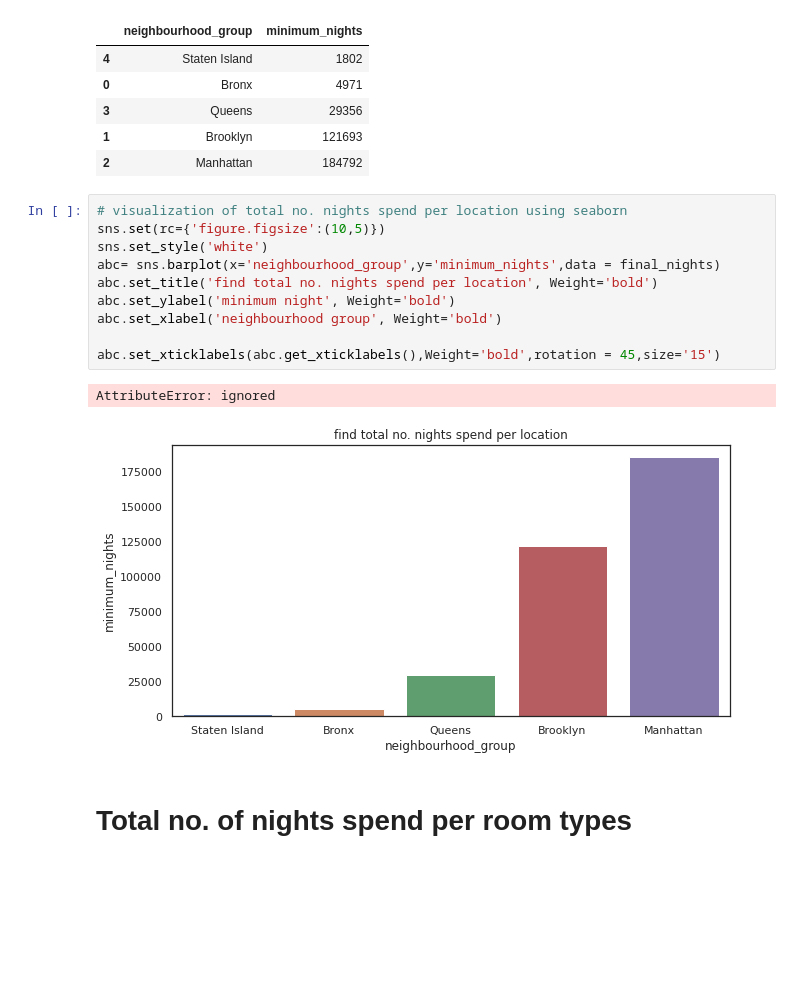
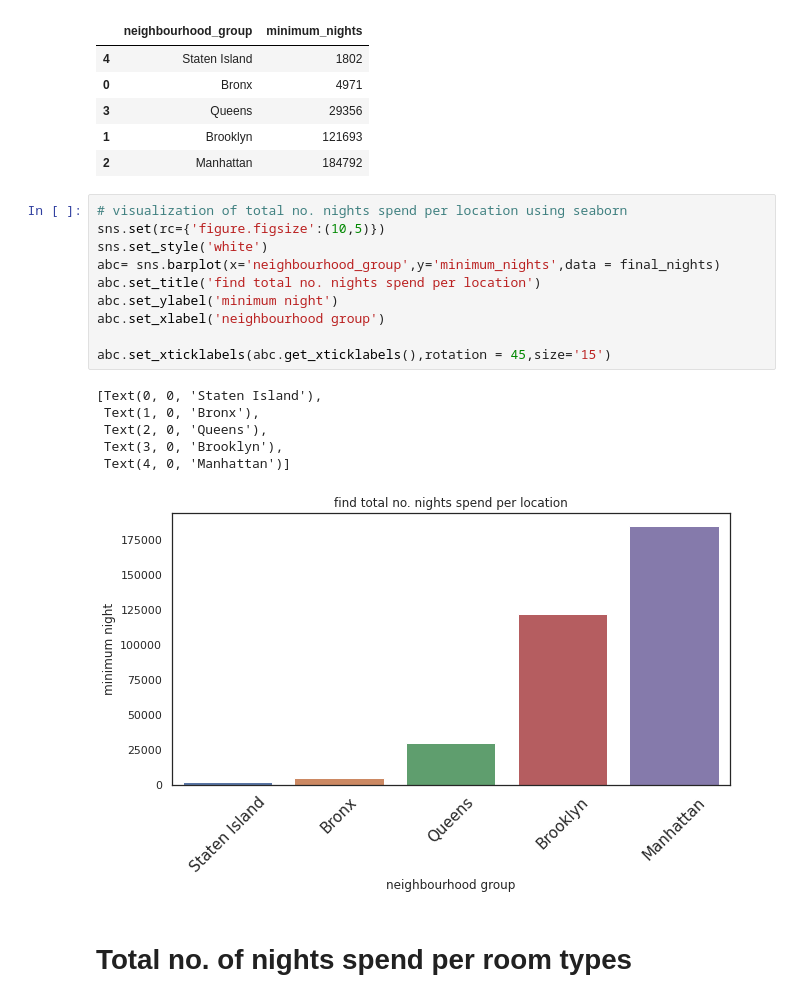
Before and after one commit to Navneet-Nicer/EDA-Airbnb-Bookings-Analysis, a Jupyter notebook: EDA_Airbnb_Bookings_Analysis2.ipynb, the cells around one changed output. Cells and saved outputs as stored; diff of their text form; blank space fills up the shorter version.

```diff
--- a/EDA_Airbnb_Bookings_Analysis2.ipynb
+++ b/EDA_Airbnb_Bookings_Analysis2.ipynb
@@ -1149,16 +1149,20 @@ final_nights.head()
 # %%
 # visualization of total no. nights spend per location using seaborn
 sns.set(rc={'figure.figsize':(10,5)})
 sns.set_style('white')
 abc= sns.barplot(x='neighbourhood_group',y='minimum_nights',data = final_nights)
-abc.set_title('find total no. nights spend per location', Weight='bold')
-abc.set_ylabel('minimum night', Weight='bold')
-abc.set_xlabel('neighbourhood group', Weight='bold')
+abc.set_title('find total no. nights spend per location')
+abc.set_ylabel('minimum night')
+abc.set_xlabel('neighbourhood group')
 
-abc.set_xticklabels(abc.get_xticklabels(),Weight='bold',rotation = 45,size='15')
+abc.set_xticklabels(abc.get_xticklabels(),rotation = 45,size='15')
 # %% [output]
-AttributeError: ignored
+[Text(0, 0, 'Staten Island'),
+ Text(1, 0, 'Bronx'),
+ Text(2, 0, 'Queens'),
+ Text(3, 0, 'Brooklyn'),
+ Text(4, 0, 'Manhattan')]
-[figure, old version]
+[figure, new version]
 # %% [markdown]
 # Total no. of nights spend per room types
 # %%
```
Also changed, not shown: parts of 2 cells of this notebook.
